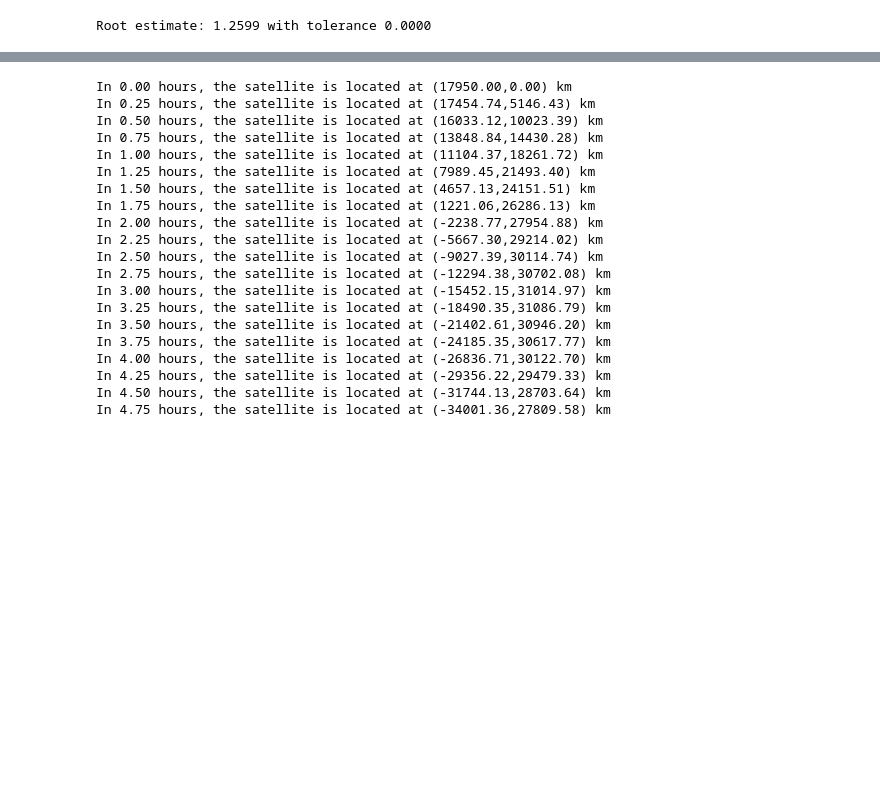
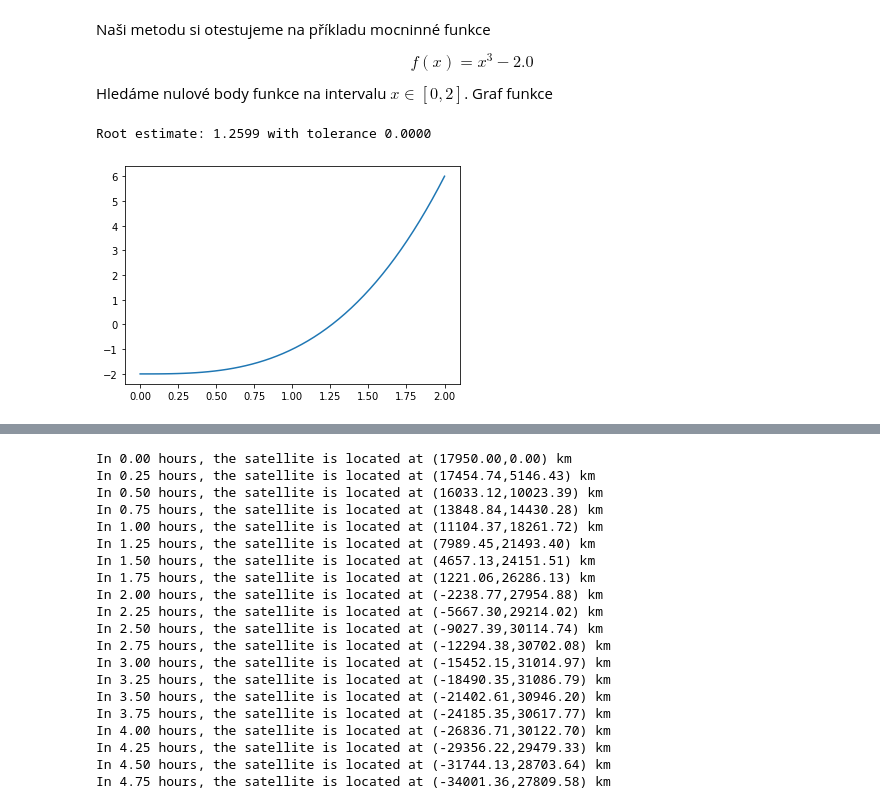
Before and after one commit to astroviki/NumericalMethods, a Jupyter notebook: PDE/Uvod.ipynb, the cells around one changed output, grey strips where cells are left out. Drawn from its saved outputs; the diff is of its cells as text; code cells hidden in the pictures; blank space fills up the shorter version.

```diff
--- a/PDE/Uvod.ipynb
+++ b/PDE/Uvod.ipynb
@@ -70,7 +71,17 @@ def Bisection( f, a, b, Nmax ):
     return c
+# %% [markdown]
+Naši metodu si otestujeme na příkladu mocninné funkce
+
+$$
+f(x) = x^3-2.0
+$$
+Hledáme nulové body funkce na intervalu $x\in[0,2]$. Graf funkce
 # %%
-x = Bisection(fce,0,2,1000)
-print('Root estimate: %0.4f with tolerance %.04f' % (x,fce(x)))
+x = np.linspace(0, 2)
+plt.plot(x, fce(x))
+x = Bisection(fce, 0, 2, 1000)
+print('Root estimate: %0.4f with tolerance %.04f' % (x, fce(x)))
 # %% [output]
 Root estimate: 1.2599 with tolerance 0.0000
+[figure, added]
 # %% [markdown]
```
Also changed, not shown: parts of 8 cells of this notebook, 1 other file.
